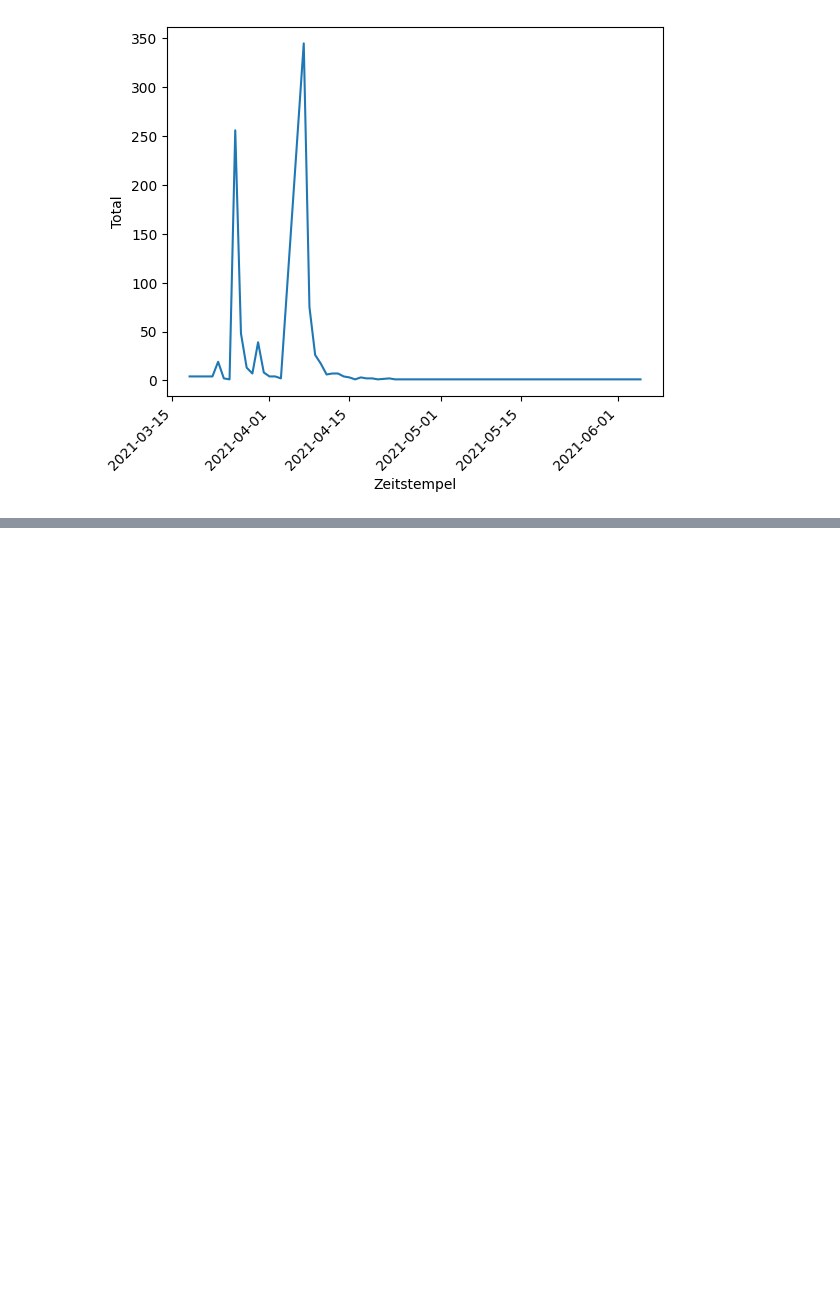
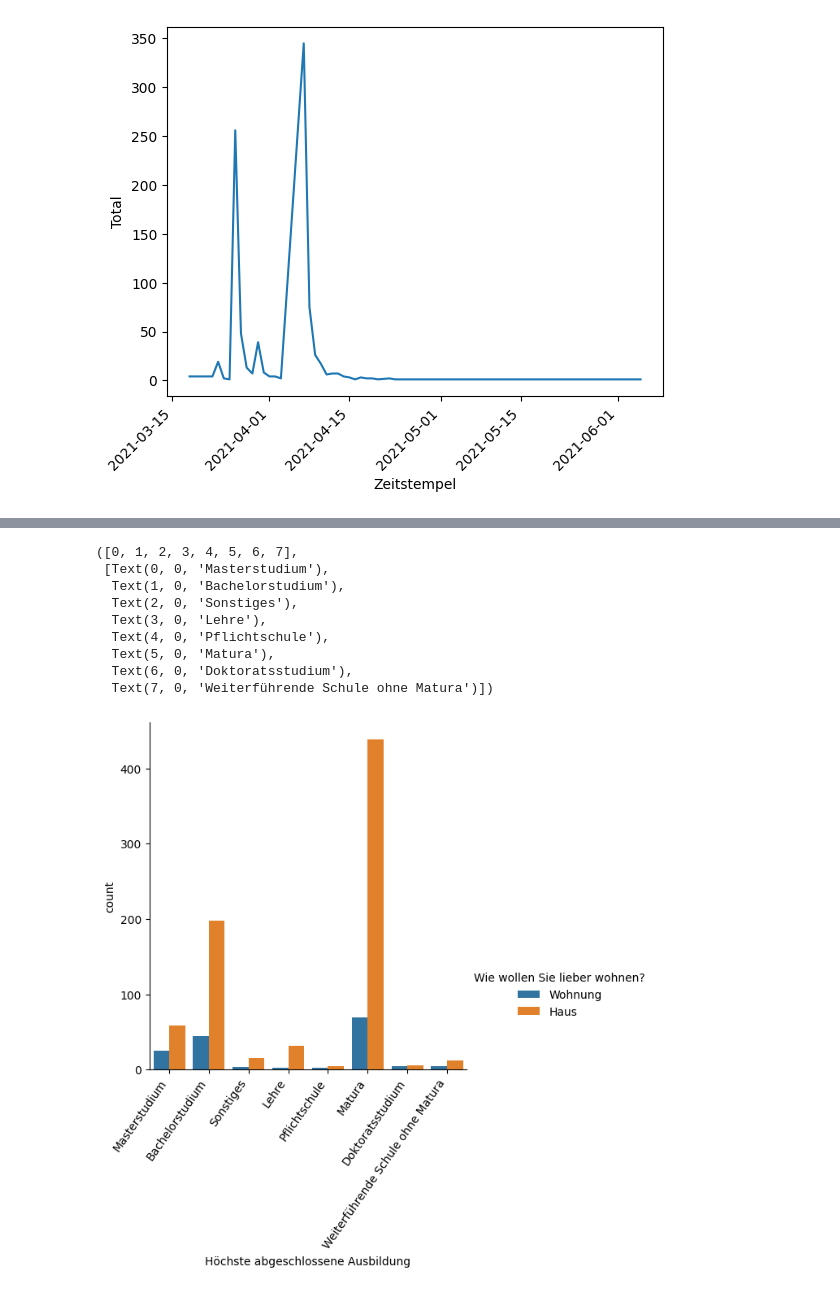
Before and after one commit to s2110458011/BA2024, a Jupyter notebook: src/testing/seaborn.ipynb, the cells around one changed output, grey strips where cells are left out. Saved outputs shown, nothing was run; the diff lists cells and outputs as text; code cells hidden in the pictures; blank space fills up the shorter version.

Commit message:
advanced charts

```diff
--- a/src/testing/seaborn.ipynb
+++ b/src/testing/seaborn.ipynb
@@ -87,0 +108,6 @@ plt.xticks(rotation=45, ha='right')
+# %%
+question_1 = 'Alter'
+question_2 = 'Wie wollen Sie lieber wohnen?'
+ages = survey[question_1]
+house = survey[question_2]
+house
@@ -87,0 +127,14 @@ plt.xticks(rotation=45, ha='right')
+# %%
+sns.catplot(survey, x=survey['Höchste abgeschlossene Ausbildung'],  hue=survey[question_2], kind='count')
+plt.xticks(rotation=55, ha='right')
+# %% [output]
+([0, 1, 2, 3, 4, 5, 6, 7],
+ [Text(0, 0, 'Masterstudium'),
+  Text(1, 0, 'Bachelorstudium'),
+  Text(2, 0, 'Sonstiges'),
+  Text(3, 0, 'Lehre'),
+  Text(4, 0, 'Pflichtschule'),
+  Text(5, 0, 'Matura'),
+  Text(6, 0, 'Doktoratsstudium'),
+  Text(7, 0, 'Weiterführende Schule ohne Matura')])
+[figure, added]
```
Also changed, not shown: parts of 2 cells of this notebook, 4 other files.
